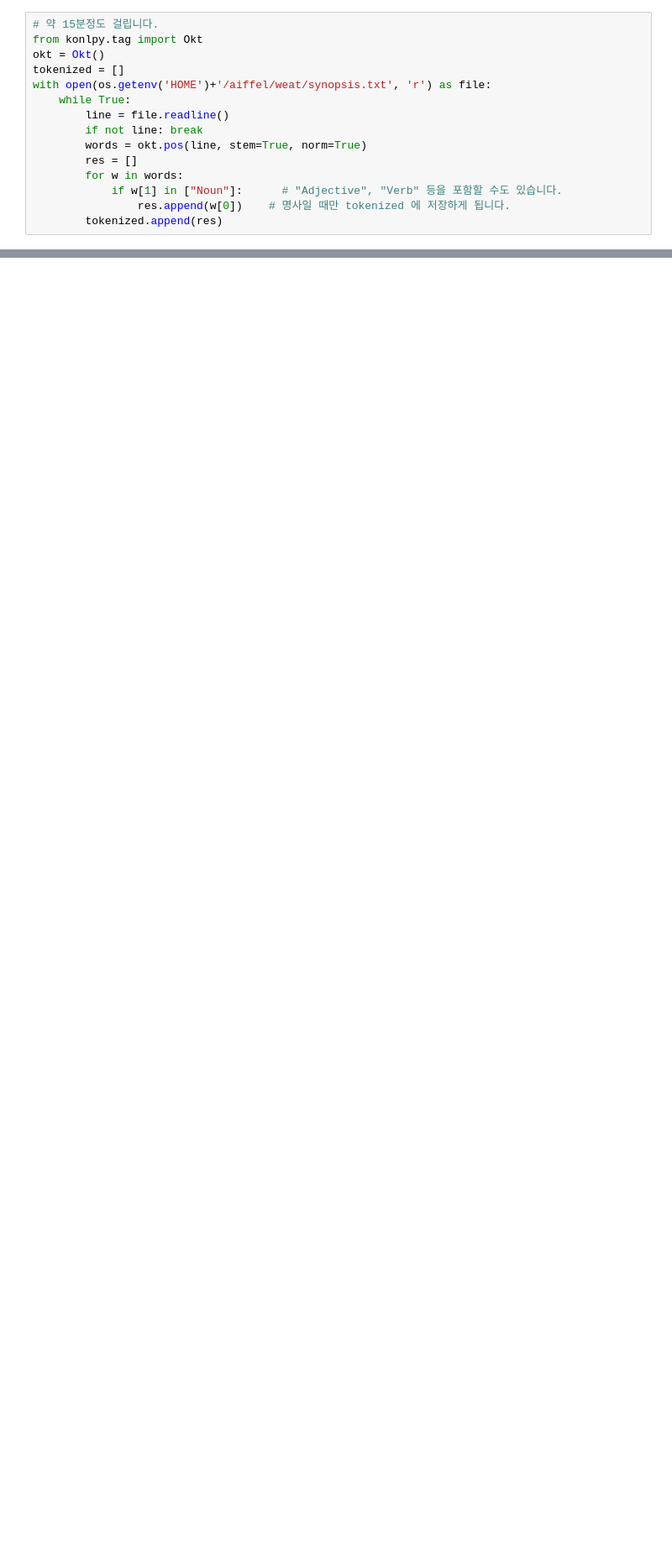
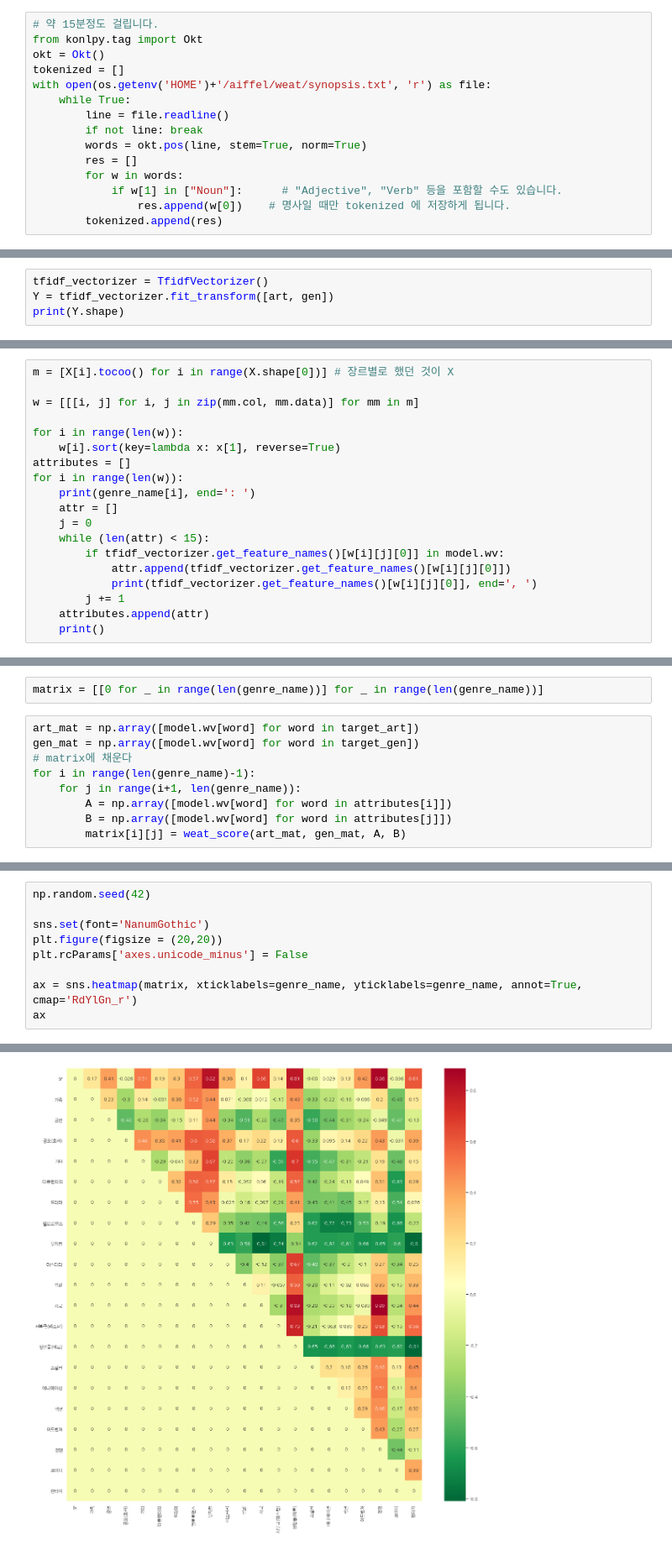
Before and after one commit to Chromis07/aiffel, a Jupyter notebook: goingdeeper/node_06/[G-06]movie_weat.ipynb, the cells around one changed output, grey strips where cells are left out. Shown: that part at 84% size. Drawn from its saved outputs; the diff is of its cells as text; blank space fills up the shorter version.

```diff
--- a/goingdeeper/node_06/[G-06]movie_weat.ipynb
+++ b/goingdeeper/node_06/[G-06]movie_weat.ipynb
@@ -58,0 +175,4 @@ print(len(tokenized))
+# %%
+tfidf_vectorizer = TfidfVectorizer()
+Y = tfidf_vectorizer.fit_transform([art, gen])
+print(Y.shape)
@@ -58,0 +214,19 @@ print(len(tokenized))
+# %%
+m = [X[i].tocoo() for i in range(X.shape[0])] # 장르별로 했던 것이 X
+
+w = [[[i, j] for i, j in zip(mm.col, mm.data)] for mm in m]
+
+for i in range(len(w)):
+    w[i].sort(key=lambda x: x[1], reverse=True)
+attributes = []
+for i in range(len(w)):
+    print(genre_name[i], end=': ')
+    attr = []
+    j = 0
+    while (len(attr) < 15):
+        if tfidf_vectorizer.get_feature_names()[w[i][j][0]] in model.wv:
+            attr.append(tfidf_vectorizer.get_feature_names()[w[i][j][0]])
+            print(tfidf_vectorizer.get_feature_names()[w[i][j][0]], end=', ')
+        j += 1
+    attributes.append(attr)
+    print()
@@ -58,0 +283,11 @@ print(len(tokenized))
+# %%
+matrix = [[0 for _ in range(len(genre_name))] for _ in range(len(genre_name))]
+# %%
+art_mat = np.array([model.wv[word] for word in target_art])
+gen_mat = np.array([model.wv[word] for word in target_gen])
+# matrix에 채운다
+for i in range(len(genre_name)-1):
+    for j in range(i+1, len(genre_name)):
+        A = np.array([model.wv[word] for word in attributes[i]])
+        B = np.array([model.wv[word] for word in attributes[j]])
+        matrix[i][j] = weat_score(art_mat, gen_mat, A, B)
@@ -58,0 +317,10 @@ print(len(tokenized))
+# %%
+np.random.seed(42)
+
+sns.set(font='NanumGothic')
+plt.figure(figsize = (20,20))
+plt.rcParams['axes.unicode_minus'] = False
+
+ax = sns.heatmap(matrix, xticklabels=genre_name, yticklabels=genre_name, annot=True,  cmap='RdYlGn_r')
+ax
+# %% [output]
@@ -58,0 +328 @@ print(len(tokenized))
+[figure, added]
```
Also changed, not shown: parts of 35 cells of this notebook, 1 other file.
